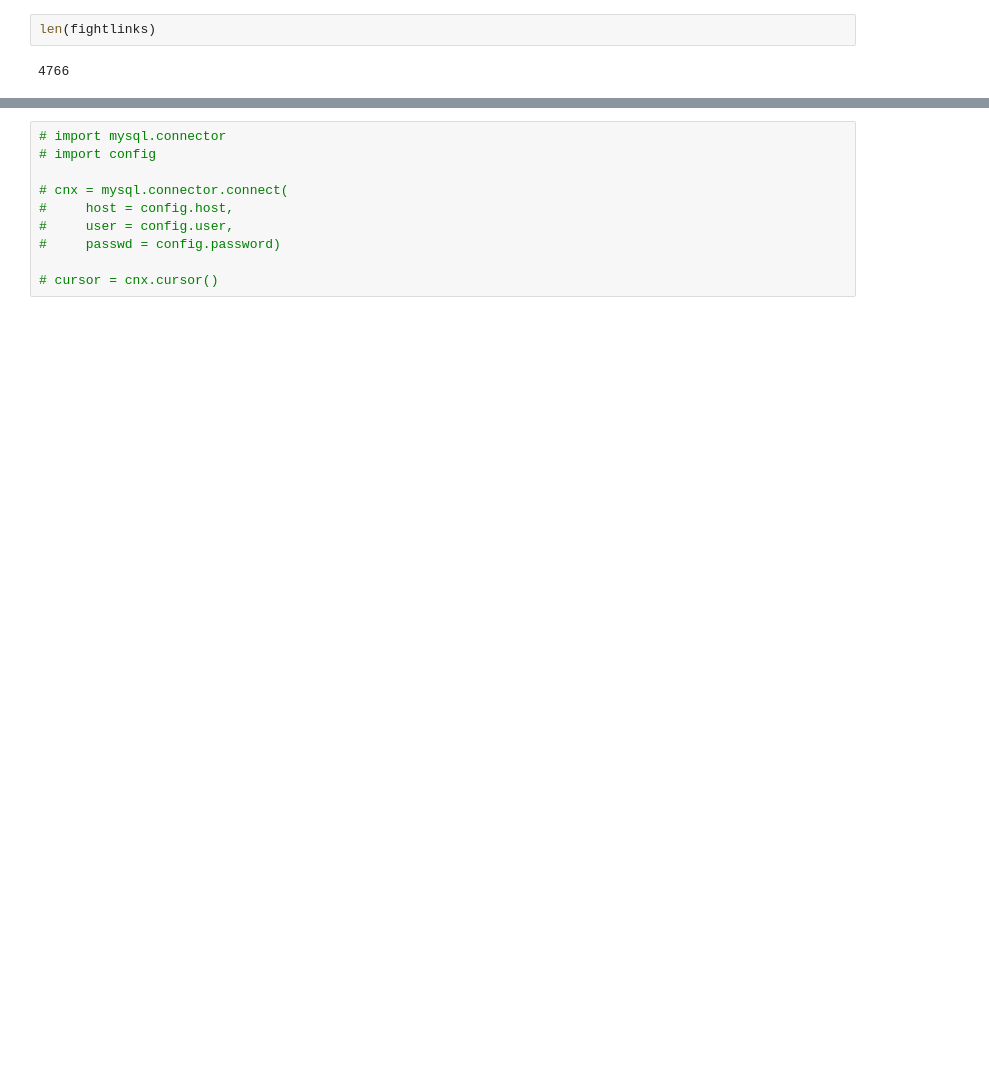
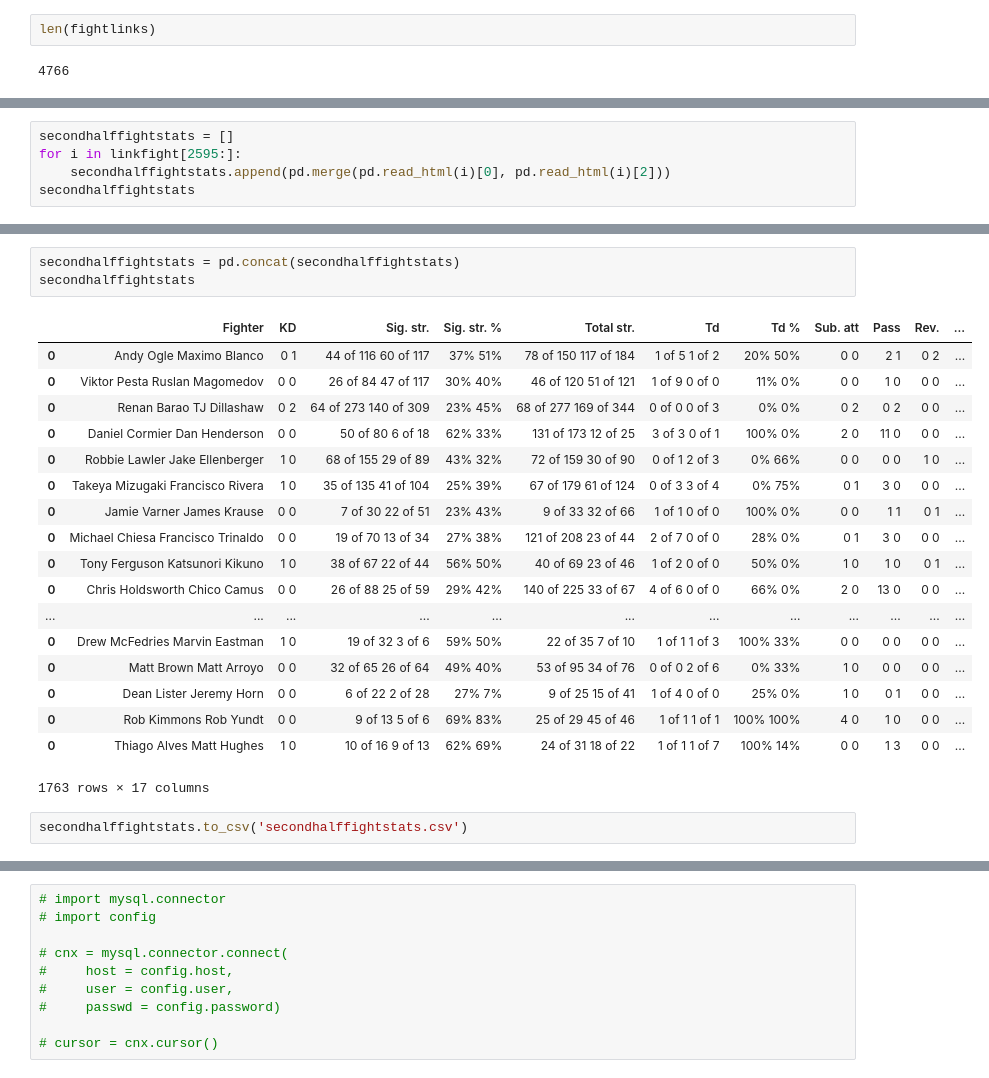
Before and after one commit to hmnathel/UFC_predict, a Jupyter notebook: ufc_stats_data.ipynb, the cells around one changed output, grey strips where cells are left out. Cells and saved outputs as stored; diff of their text form; blank space fills up the shorter version.

```diff
--- a/ufc_stats_data.ipynb
+++ b/ufc_stats_data.ipynb
@@ -193,0 +376,5 @@ for i in fightlinks:
+# %%
+secondhalffightstats = []
+for i in linkfight[2595:]:
+    secondhalffightstats.append(pd.merge(pd.read_html(i)[0], pd.read_html(i)[2]))
+secondhalffightstats
@@ -233 +387,25 @@ allfights
+# %%
+secondhalffightstats = pd.concat(secondhalffightstats)
+secondhalffightstats
+# %% [output]
+|  | Fighter | KD | Sig. str. | Sig. str. % | Total str. | Td | Td % | Sub. att | Pass | Rev. | ... |
+| 0 | Andy Ogle Maximo Blanco | 0 1 | 44 of 116 60 of 117 | 37% 51% | 78 of 150 117 of 184 | 1 of 5 1 of 2 | 20% 50% | 0 0 | 2 1 | 0 2 | ... |
+| 0 | Viktor Pesta Ruslan Magomedov | 0 0 | 26 of 84 47 of 117 | 30% 40% | 46 of 120 51 of 121 | 1 of 9 0 of 0 | 11% 0% | 0 0 | 1 0 | 0 0 | ... |
+| 0 | Renan Barao TJ Dillashaw | 0 2 | 64 of 273 140 of 309 | 23% 45% | 68 of 277 169 of 344 | 0 of 0 0 of 3 | 0% 0% | 0 2 | 0 2 | 0 0 | ... |
+| 0 | Daniel Cormier Dan Henderson | 0 0 | 50 of 80 6 of 18 | 62% 33% | 131 of 173 12 of 25 | 3 of 3 0 of 1 | 100% 0% | 2 0 | 11 0 | 0 0 | ... |
+| 0 | Robbie Lawler Jake Ellenberger | 1 0 | 68 of 155 29 of 89 | 43% 32% | 72 of 159 30 of 90 | 0 of 1 2 of 3 | 0% 66% | 0 0 | 0 0 | 1 0 | ... |
+| 0 | Takeya Mizugaki Francisco Rivera | 1 0 | 35 of 135 41 of 104 | 25% 39% | 67 of 179 61 of 124 | 0 of 3 3 of 4 | 0% 75% | 0 1 | 3 0 | 0 0 | ... |
+| 0 | Jamie Varner James Krause | 0 0 | 7 of 30 22 of 51 | 23% 43% | 9 of 33 32 of 66 | 1 of 1 0 of 0 | 100% 0% | 0 0 | 1 1 | 0 1 | ... |
+| 0 | Michael Chiesa Francisco Trinaldo | 0 0 | 19 of 70 13 of 34 | 27% 38% | 121 of 208 23 of 44 | 2 of 7 0 of 0 | 28% 0% | 0 1 | 3 0 | 0 0 | ... |
+| 0 | Tony Ferguson Katsunori Kikuno | 1 0 | 38 of 67 22 of 44 | 56% 50% | 40 of 69 23 of 46 | 1 of 2 0 of 0 | 50% 0% | 1 0 | 1 0 | 0 1 | ... |
+| 0 | Chris Holdsworth Chico Camus | 0 0 | 26 of 88 25 of 59 | 29% 42% | 140 of 225 33 of 67 | 4 of 6 0 of 0 | 66% 0% | 2 0 | 13 0 | 0 0 | ... |
+| ... | ... | ... | ... | ... | ... | ... | ... | ... | ... | ... | ... |
+| 0 | Drew McFedries Marvin Eastman | 1 0 | 19 of 32 3 of 6 | 59% 50% | 22 of 35 7 of 10 | 1 of 1 1 of 3 | 100% 33% | 0 0 | 0 0 | 0 0 | ... |
+| 0 | Matt Brown Matt Arroyo | 0 0 | 32 of 65 26 of 64 | 49% 40% | 53 of 95 34 of 76 | 0 of 0 2 of 6 | 0% 33% | 1 0 | 0 0 | 0 0 | ... |
+| 0 | Dean Lister Jeremy Horn | 0 0 | 6 of 22 2 of 28 | 27% 7% | 9 of 25 15 of 41 | 1 of 4 0 of 0 | 25% 0% | 1 0 | 0 1 | 0 0 | ... |
+| 0 | Rob Kimmons Rob Yundt | 0 0 | 9 of 13 5 of 6 | 69% 83% | 25 of 29 45 of 46 | 1 of 1 1 of 1 | 100% 100% | 4 0 | 1 0 | 0 0 | ... |
+| 0 | Thiago Alves Matt Hughes | 1 0 | 10 of 16 9 of 13 | 62% 69% | 24 of 31 18 of 22 | 1 of 1 1 of 7 | 100% 14% | 0 0 | 1 3 | 0 0 | ... |
+1763 rows × 17 columns
+# %%
+secondhalffightstats.to_csv('secondhalffightstats.csv')
 # %%
```
Also changed, not shown: parts of 69 cells of this notebook, 9 other files.
